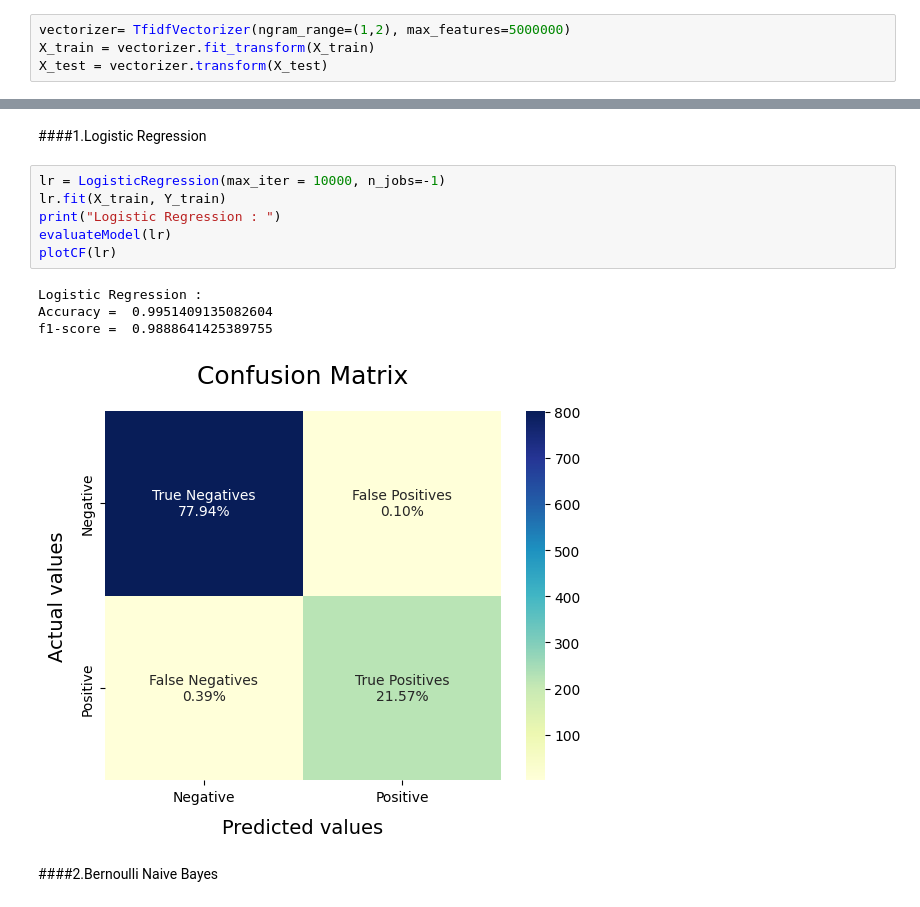
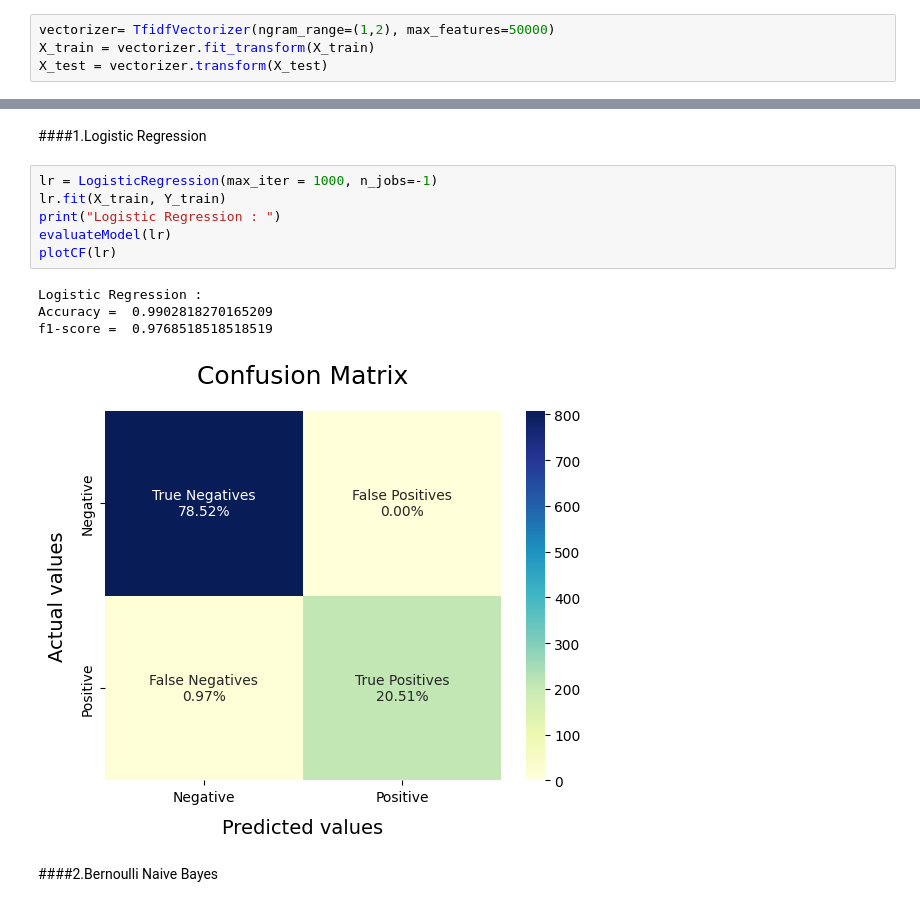
Before and after one commit to asad0206/Twitter-Sentiment-Analysis, a Jupyter notebook: depression/depression.ipynb, the cells around one changed output, grey strips where cells are left out. Drawn from its saved outputs; the diff is of its cells as text.

```diff
--- a/depression/depression.ipynb
+++ b/depression/depression.ipynb
@@ -160,7 +160,7 @@ Size of test set :  1029
 # %% [markdown]
 #TF-IDF Vectorizer
 # %%
-vectorizer= TfidfVectorizer(ngram_range=(1,2), max_features=5000000)
+vectorizer= TfidfVectorizer(ngram_range=(1,2), max_features=50000)
 X_train = vectorizer.fit_transform(X_train)
 X_test = vectorizer.transform(X_test)
 # %% [markdown]
@@ -198,16 +198,16 @@ def plotCF(model):
 # %% [markdown]
 ####1.Logistic Regression
 # %%
-lr = LogisticRegression(max_iter = 10000, n_jobs=-1)
+lr = LogisticRegression(max_iter = 1000, n_jobs=-1)
 lr.fit(X_train, Y_train)
 print("Logistic Regression : ")
 evaluateModel(lr)
 plotCF(lr)
 # %% [output]
 Logistic Regression :
-Accuracy =  0.9951409135082604
-f1-score =  0.9888641425389755
+Accuracy =  0.9902818270165209
+f1-score =  0.9768518518518519
-[figure, old version]
+[figure, new version]
 # %% [markdown]
 ####2.Bernoulli Naive Bayes
 # %%
```
Also changed, not shown: parts of 5 cells of this notebook, 2 other files.
